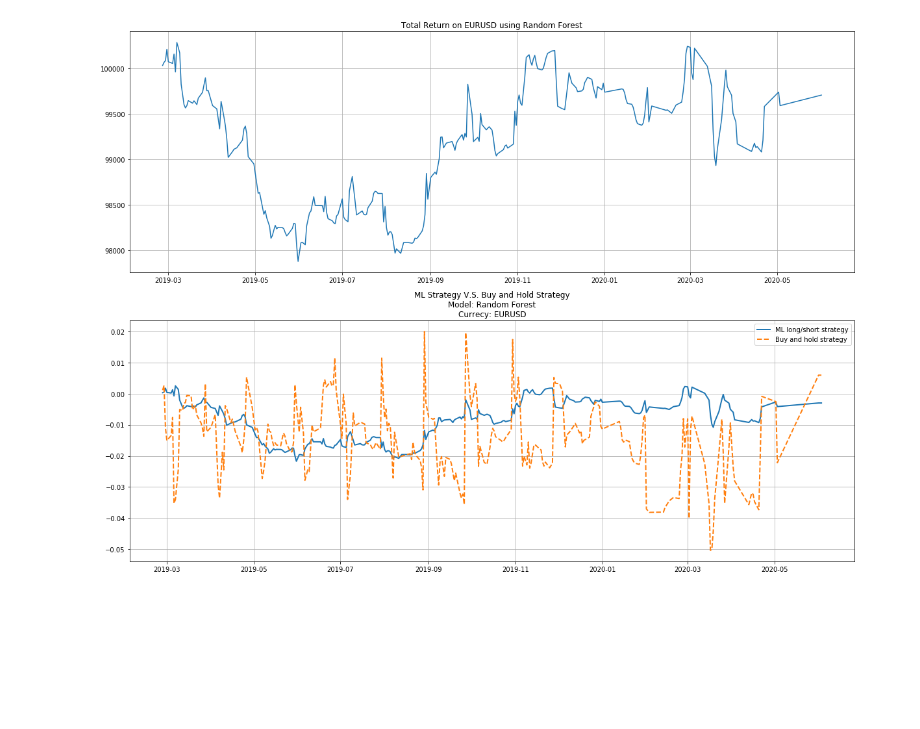
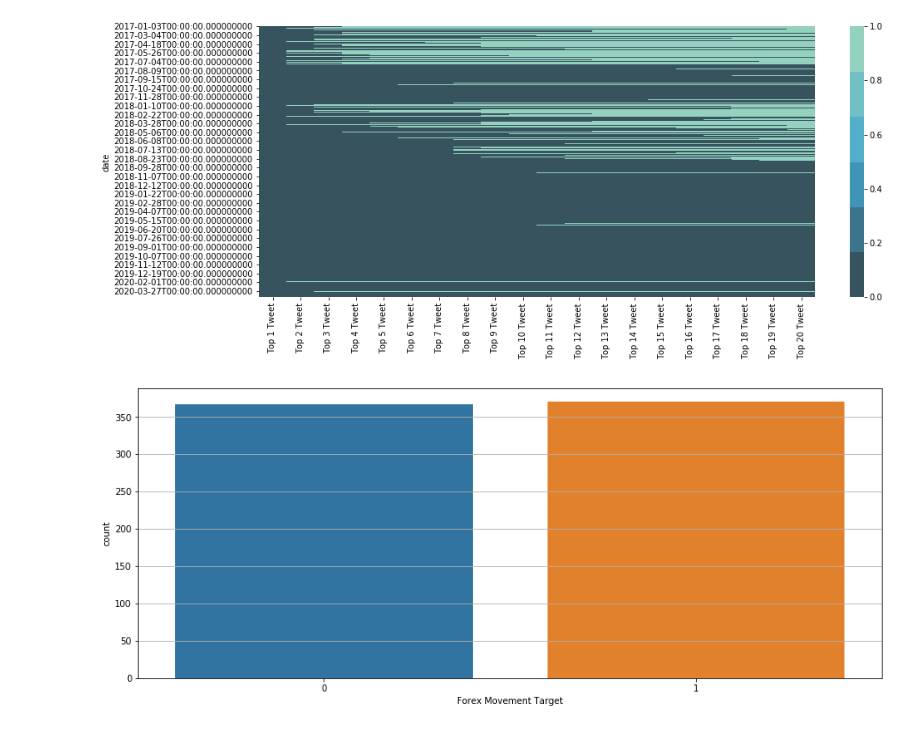
Before and after one commit to penguinwang96825/Made-with-ML-Incubator-Project, a Jupyter notebook: notebook/Modelling.ipynb, the cells around one changed output. Cells and saved outputs as stored; diff of their text form; code cells hidden in the pictures; blank space fills up the shorter version.

```diff
--- a/notebook/Modelling.ipynb
+++ b/notebook/Modelling.ipynb
@@ -94,6 +61,0 @@ There are 258865 tweets we get.
-# %%
-df_temp = pd.concat(
-    [df_original.date, df_original.username, df_original.tweet, df_original.clean_tweet,
-     df_original.replies_count, df_original.retweets_count, df_original.likes_count, df_original.slang_count,
-     tweets_vectors_df.tweet_vector, tweets_zero_shot_df.forex, tweets_zero_shot_df.finance, tweets_zero_shot_df.politics
-     ], axis=1)
@@ -125,4 +61,0 @@ joblib.dump(df_final, "../data/df_final_v2.gzip", compress=3)
-# %%
-df_final = joblib.load("../data/df_final_v2.gzip")
-df_final = df_final.iloc[:, 1:]
-df_final.head()
@@ -469,4 +61,0 @@ model_backtesting(xgb, x_test, test, "XGBoost", "EURUSD")
-# %%
-model_backtesting(rfc, x_test, test, "Random Forest", "EURUSD")
-# %% [output]
-[figure, removed]
@@ -472,0 +100,13 @@ model_backtesting(rfc, x_test, test, "Random Forest", "EURUSD")
+# %%
+fx = pd.read_csv("../data/Currency_Data_GBPUSD.csv", index_col=False)
+fx.columns = ["currecny", "date", "Open", "High", "Low", "Close"]
+fx["date"] = pd.to_datetime(fx["date"])
+fx.sort_values(by='date', inplace=True)
+fx.reset_index(drop=True, inplace=True)
+fx["label"] = fx["Close"].diff(periods=1)
+fx.dropna(inplace=True)
+fx.drop("currecny", axis=1, inplace=True)
+fx["label"] = fx["label"].map(lambda x: 1 if float(x)>=0 else 0)
+# %%
+tweet_and_fx = pd.merge(df_tweet, fx, on=["date"])
+tweet_and_fx.set_index('date', inplace=True)
@@ -472,0 +117,13 @@ model_backtesting(rfc, x_test, test, "Random Forest", "EURUSD")
+# %%
+plt.figure(figsize=(15, 6))
+sns.heatmap(tweet_and_fx.iloc[:, 0:20].isnull(), cmap=sns.color_palette("GnBu_d"))
+plt.show()
+# %% [output]
+[figure, added]
+# %%
+plt.figure(figsize=(15, 6))
+sns.countplot(tweet_and_fx.label)
+plt.xlabel("Forex Movement Target")
+plt.grid(axis="y")
+# %% [output]
+[figure, added]
```
Also changed, not shown: parts of 42 cells of this notebook, 2 other files.
